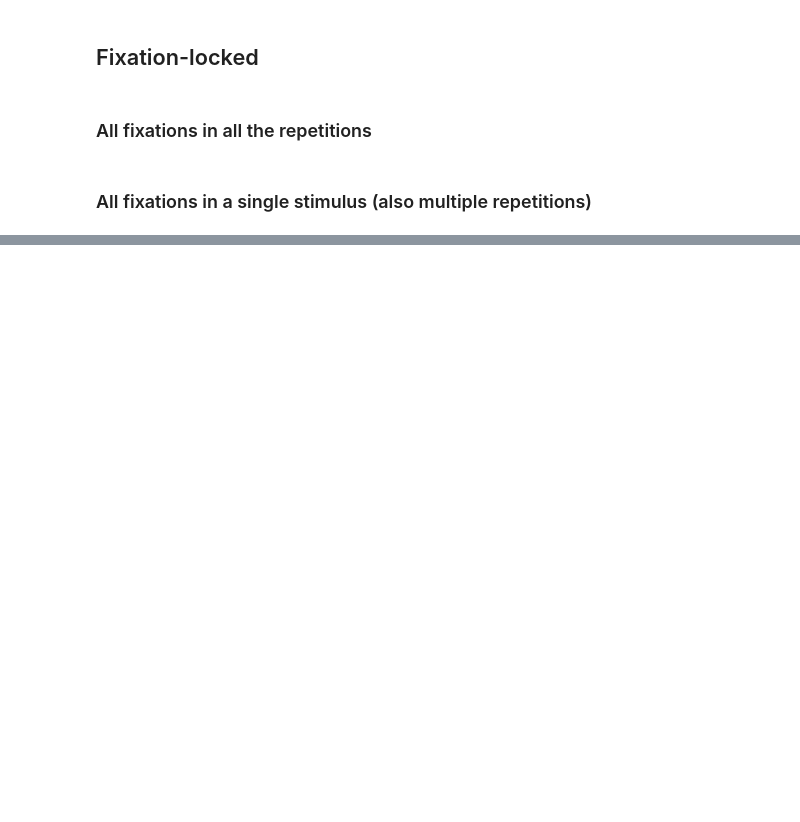
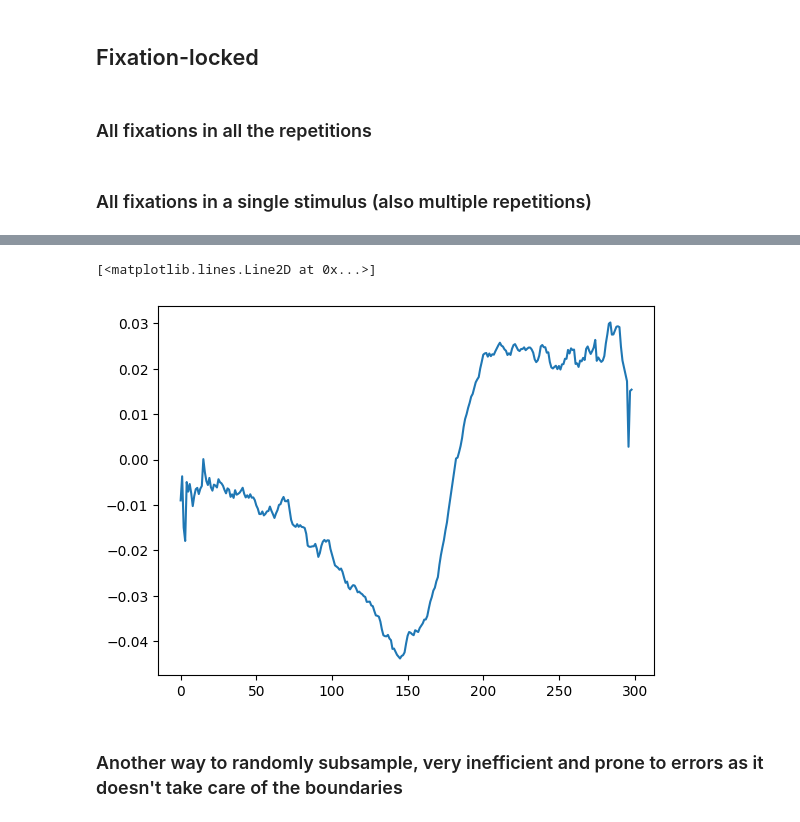
Before and after one commit to TizianoCausin01/temporal_context, a Jupyter notebook: python_scripts/scripts/dRSA_sampling_dev.ipynb, the cells around one changed output, grey strips where cells are left out. Cells and saved outputs as stored; diff of their text form; code cells hidden in the pictures; blank space fills up the shorter version.

```diff
--- a/python_scripts/scripts/dRSA_sampling_dev.ipynb
+++ b/python_scripts/scripts/dRSA_sampling_dev.ipynb
@@ -184,3 +167,10 @@ plt.show()
+# %%
+plt.plot(np.mean(np.stack(lagplots, axis=-1), axis=-1))
+# %% [output]
+[<matplotlib.lines.Line2D at 0x...>]
+[figure, added]
+# %% [markdown]
+### Another way to randomly subsample, very inefficient and prone to errors as it doesn't take care of the boundaries
 # %%
 def concatenate_all_trials_cut_foreperiod(neural_data, foreperiod_len):
     all_trials = []
```
Also changed, not shown: parts of 6 cells of this notebook, 3 other files.
